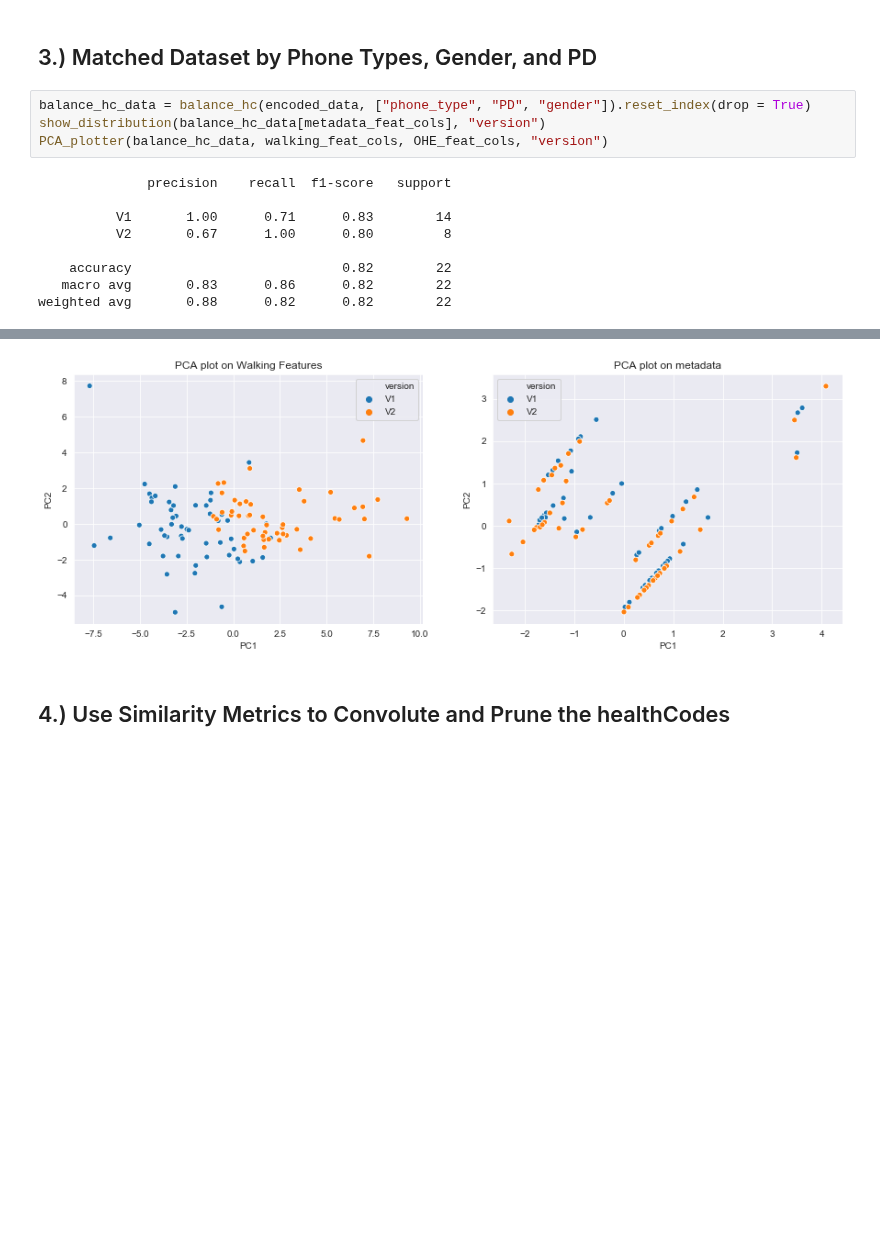
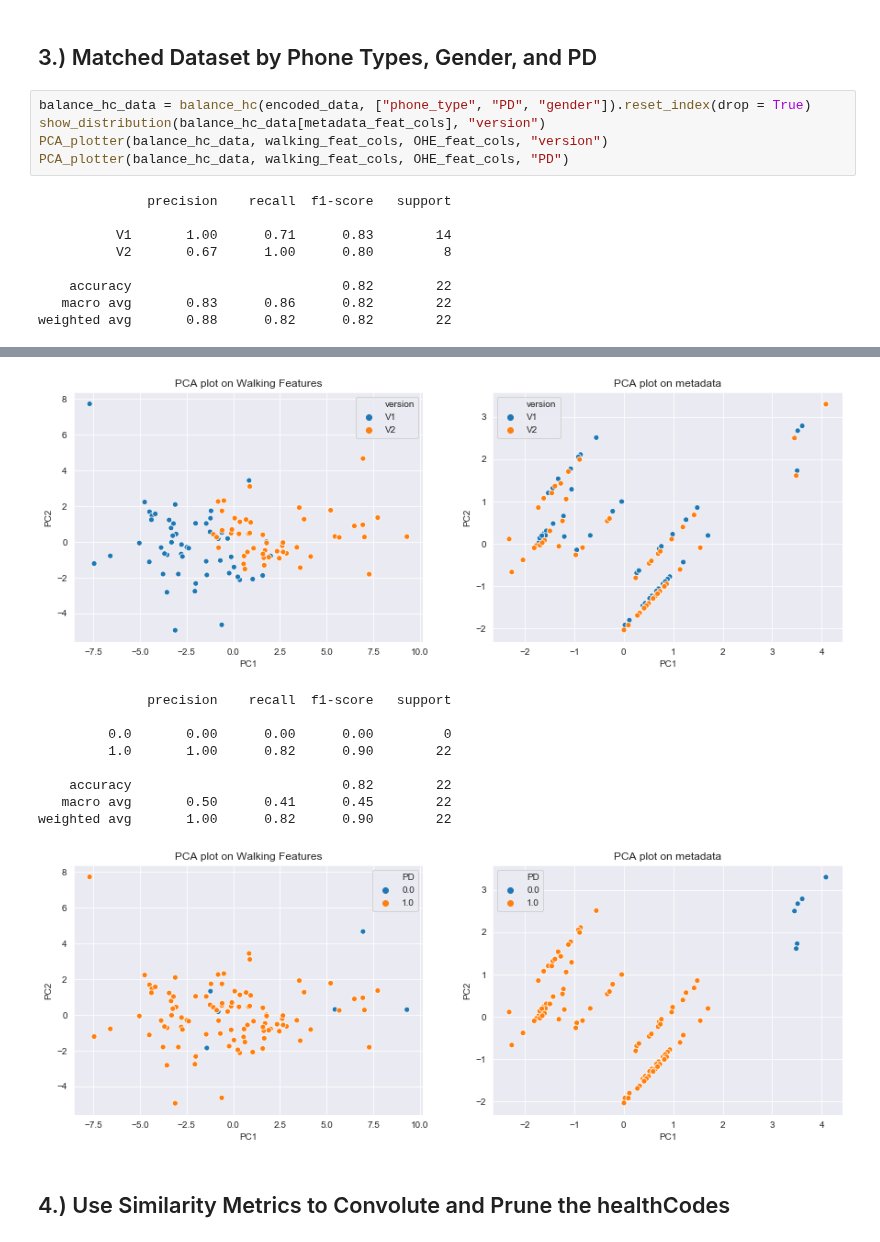
Before and after one commit to arytontediarjo/mPower-Analysis, a Jupyter notebook: Notebooks/Other-analysis-notebook/matching_preliminary_ideas.ipynb, the cells around one changed output, grey strips where cells are left out. Drawn from its saved outputs; the diff is of its cells as text; blank space fills up the shorter version.

```diff
--- a/Notebooks/Other-analysis-notebook/matching_preliminary_ideas.ipynb
+++ b/Notebooks/Other-analysis-notebook/matching_preliminary_ideas.ipynb
@@ -386,18 +408,28 @@ By matching using spanning phone types, gender, and closest age differences, we
 # %%
 balance_hc_data = balance_hc(encoded_data, ["phone_type", "PD", "gender"]).reset_index(drop = True)
 show_distribution(balance_hc_data[metadata_feat_cols], "version")
 PCA_plotter(balance_hc_data, walking_feat_cols, OHE_feat_cols, "version")
+PCA_plotter(balance_hc_data, walking_feat_cols, OHE_feat_cols, "PD")
 # %% [output]
               precision    recall  f1-score   support
 
           V1       1.00      0.71      0.83        14
           V2       0.67      1.00      0.80         8
 
     accuracy                           0.82        22
    macro avg       0.83      0.86      0.82        22
 weighted avg       0.88      0.82      0.82        22
 [figure]
 [figure]
+              precision    recall  f1-score   support
+
+         0.0       0.00      0.00      0.00         0
+         1.0       1.00      0.82      0.90        22
+
+    accuracy                           0.82        22
+   macro avg       0.50      0.41      0.45        22
+weighted avg       1.00      0.82      0.90        22
+[figure, added]
 # %% [markdown]
 ## 4.) Use Similarity Metrics to Convolute and Prune the healthCodes
 # %%
```
Also changed, not shown: parts of 7 cells of this notebook, 8 other files.
